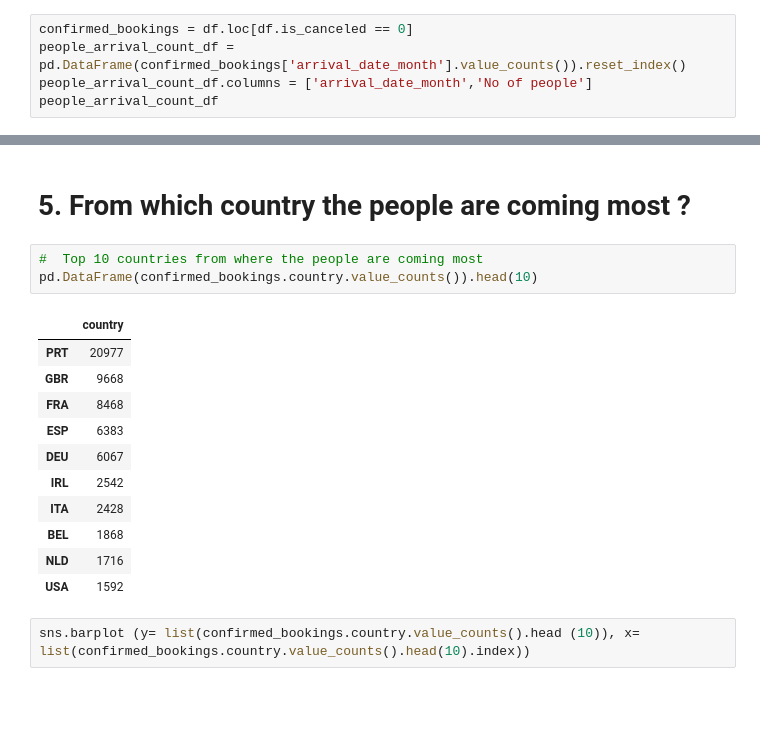
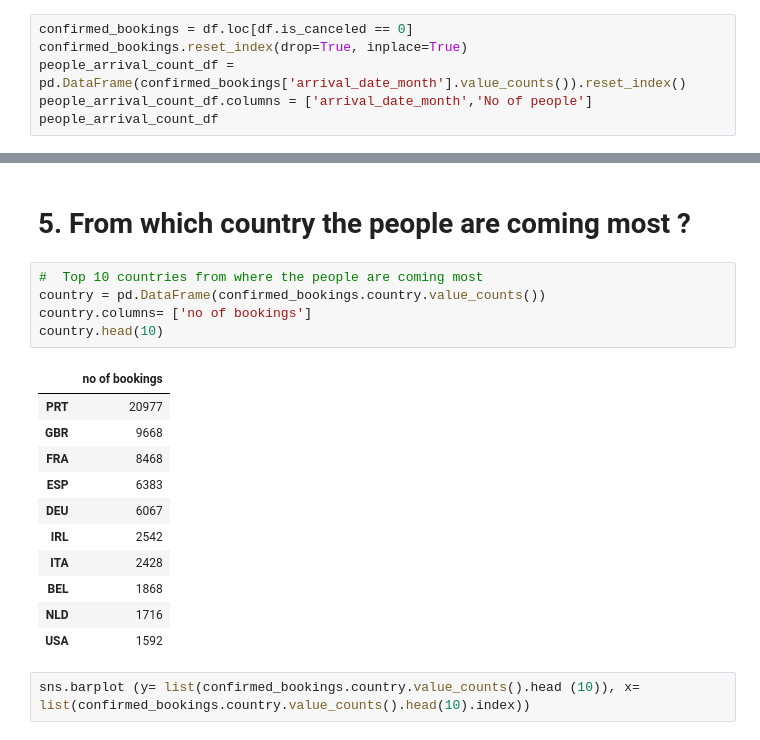
Before and after one commit to FarazAhmad2/EDA-on-Hotel-Booking, a Jupyter notebook: Hotel_Booking_Analysis_Capstone_Project.ipynb, the cells around one changed output, grey strips where cells are left out. Saved outputs shown, nothing was run; the diff lists cells and outputs as text; blank space fills up the shorter version.

```diff
--- a/Hotel_Booking_Analysis_Capstone_Project.ipynb
+++ b/Hotel_Booking_Analysis_Capstone_Project.ipynb
@@ -164,6 +167,7 @@ sns.countplot(df.hotel,palette='husl').set(xlabel='City Hotel vs Resort Hotel',
 # **3. Which month has the highest number of arrivals ?**
 # %%
 confirmed_bookings = df.loc[df.is_canceled == 0]
+confirmed_bookings.reset_index(drop=True, inplace=True)
 people_arrival_count_df = pd.DataFrame(confirmed_bookings['arrival_date_month'].value_counts()).reset_index()
 people_arrival_count_df.columns = ['arrival_date_month','No of people']
 people_arrival_count_df
@@ -210,9 +214,11 @@ Text(0.5, 1.0, 'yearly bookings')
 # **5. From which country the people are coming most ?**
 # %%
 #  Top 10 countries from where the people are coming most
-pd.DataFrame(confirmed_bookings.country.value_counts()).head(10)
+country = pd.DataFrame(confirmed_bookings.country.value_counts())
+country.columns= ['no of bookings']
+country.head(10)
 # %% [output]
-|  | country |
+|  | no of bookings |
 | PRT | 20977 |
 | GBR | 9668 |
 | FRA | 8468 |
```
Also changed, not shown: parts of 10 cells of this notebook.
